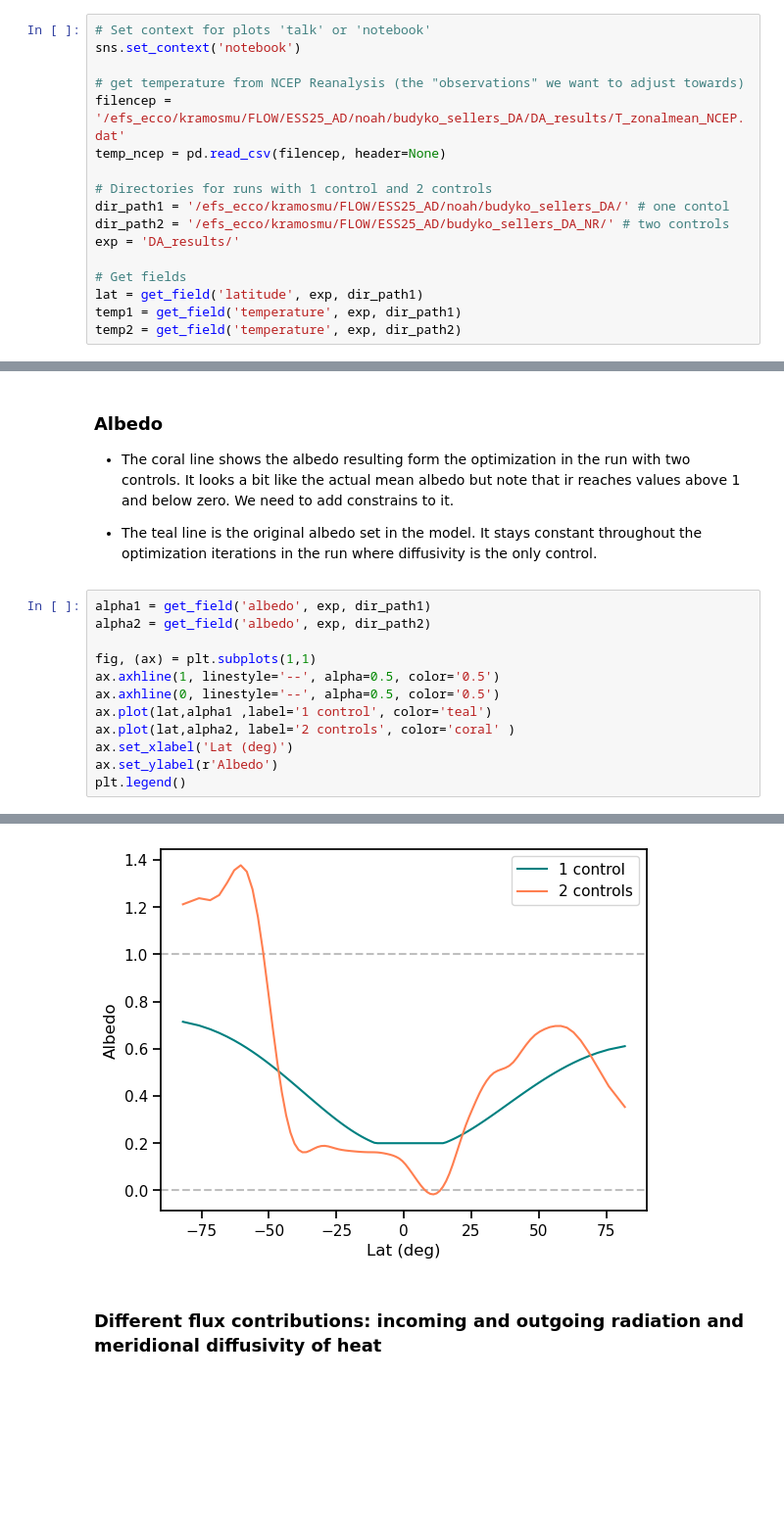
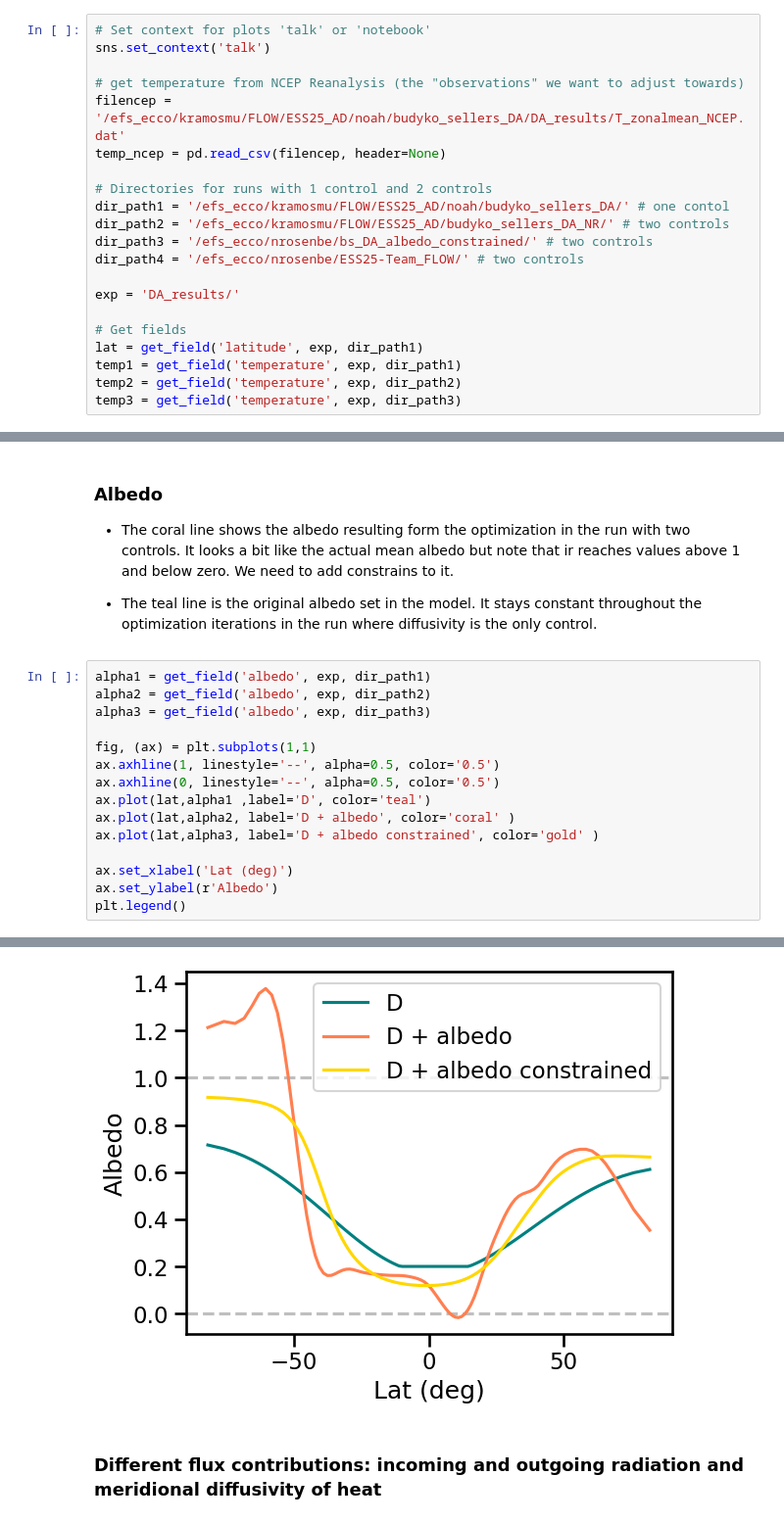
Before and after one commit to ECCO-Summer-School/ESS25-Team_FLOW, a Jupyter notebook: notebooks/comp_1vs2controls.ipynb, the cells around one changed output, grey strips where cells are left out. Shown at 98% size. Drawn from its saved outputs; the diff is of its cells as text; blank space fills up the shorter version.

```diff
--- a/notebooks/comp_1vs2controls.ipynb
+++ b/notebooks/comp_1vs2controls.ipynb
@@ -17,7 +17,7 @@ def get_field(varname, exp, dir_path):
     return(field)
 # %%
 # Set context for plots 'talk' or 'notebook'
-sns.set_context('notebook')
+sns.set_context('talk')
 
 # get temperature from NCEP Reanalysis (the "observations" we want to adjust towards)
 filencep = '/efs_ecco/kramosmu/FLOW/ESS25_AD/noah/budyko_sellers_DA/DA_results/T_zonalmean_NCEP.dat'
@@ -26,12 +26,16 @@ temp_ncep = pd.read_csv(filencep, header=None)
 # Directories for runs with 1 control and 2 controls
 dir_path1 = '/efs_ecco/kramosmu/FLOW/ESS25_AD/noah/budyko_sellers_DA/' # one contol
 dir_path2 = '/efs_ecco/kramosmu/FLOW/ESS25_AD/budyko_sellers_DA_NR/' # two controls
+dir_path3 = '/efs_ecco/nrosenbe/bs_DA_albedo_constrained/' # two controls
+dir_path4 = '/efs_ecco/nrosenbe/ESS25-Team_FLOW/' # two controls
+
 exp = 'DA_results/'
 
 # Get fields
 lat = get_field('latitude', exp, dir_path1)
 temp1 = get_field('temperature', exp, dir_path1)
 temp2 = get_field('temperature', exp, dir_path2)
+temp3 = get_field('temperature', exp, dir_path3)
 # %%
 fig, (ax) = plt.subplots(1,1)
 ax.plot(lat,temp_ncep, '--',color='0.5', label='reanalysis')
@@ -54,18 +59,21 @@ plt.legend()
 # %%
 alpha1 = get_field('albedo', exp, dir_path1)
 alpha2 = get_field('albedo', exp, dir_path2)
+alpha3 = get_field('albedo', exp, dir_path3)
 
 fig, (ax) = plt.subplots(1,1)
 ax.axhline(1, linestyle='--', alpha=0.5, color='0.5')
 ax.axhline(0, linestyle='--', alpha=0.5, color='0.5')
-ax.plot(lat,alpha1 ,label='1 control', color='teal')
-ax.plot(lat,alpha2, label='2 controls', color='coral' )
+ax.plot(lat,alpha1 ,label='D', color='teal')
+ax.plot(lat,alpha2, label='D + albedo', color='coral' )
+ax.plot(lat,alpha3, label='D + albedo constrained', color='gold' )
+
 ax.set_xlabel('Lat (deg)')
 ax.set_ylabel(r'Albedo')
 plt.legend()
 # %% [output]
 <matplotlib.legend.Legend at 0x...>
-[figure, old version]
+[figure, new version]
 # %% [markdown]
 ### Different flux contributions: incoming and outgoing radiation and meridional diffusivity of heat
 # %%
```
Also changed, not shown: parts of 4 cells of this notebook, 8 other files.
